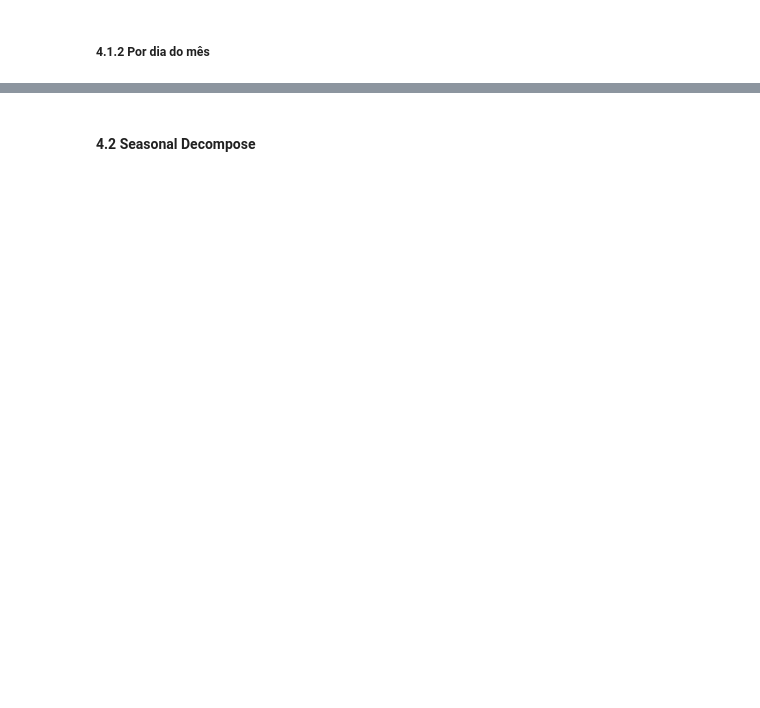
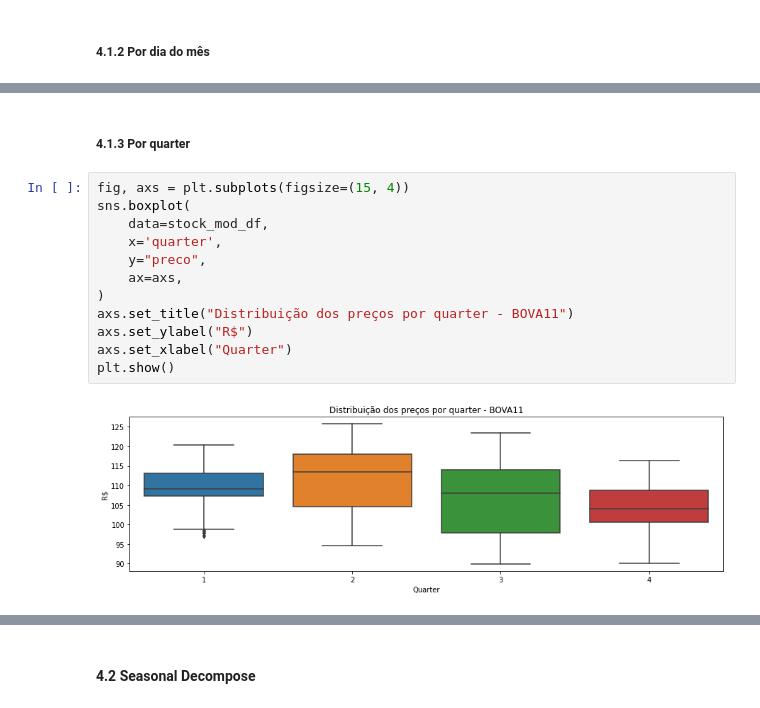
Before and after one commit to micheldearaujo/forecasting_stocks, a Jupyter notebook: notebooks/2.0-mal-exploratory-data-analysis.ipynb, the cells around one changed output, grey strips where cells are left out. Saved outputs shown, nothing was run; the diff lists cells and outputs as text; blank space fills up the shorter version.

```diff
--- a/notebooks/2.0-mal-exploratory-data-analysis.ipynb
+++ b/notebooks/2.0-mal-exploratory-data-analysis.ipynb
@@ -275,0 +294,16 @@ plt.show()
+# %% [markdown]
+##### 4.1.3 Por quarter
+# %%
+fig, axs = plt.subplots(figsize=(15, 4))
+sns.boxplot(
+    data=stock_mod_df,
+    x='quarter',
+    y="preco",
+    ax=axs,
+)
+axs.set_title("Distribuição dos preços por quarter - BOVA11")
+axs.set_ylabel("R$")
+axs.set_xlabel("Quarter")
+plt.show()
+# %% [output]
+[figure, added]
```
Also changed, not shown: parts of 21 cells of this notebook.
